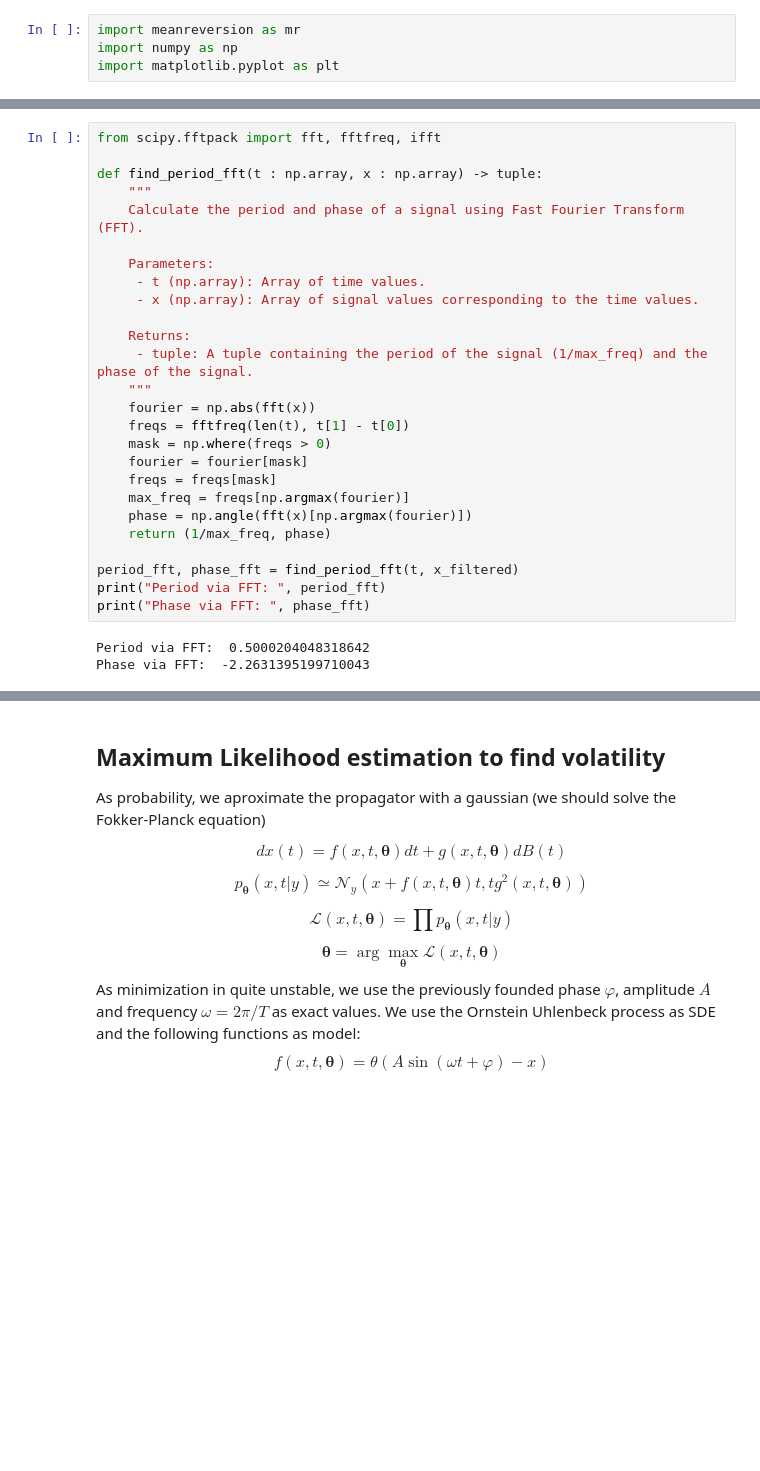
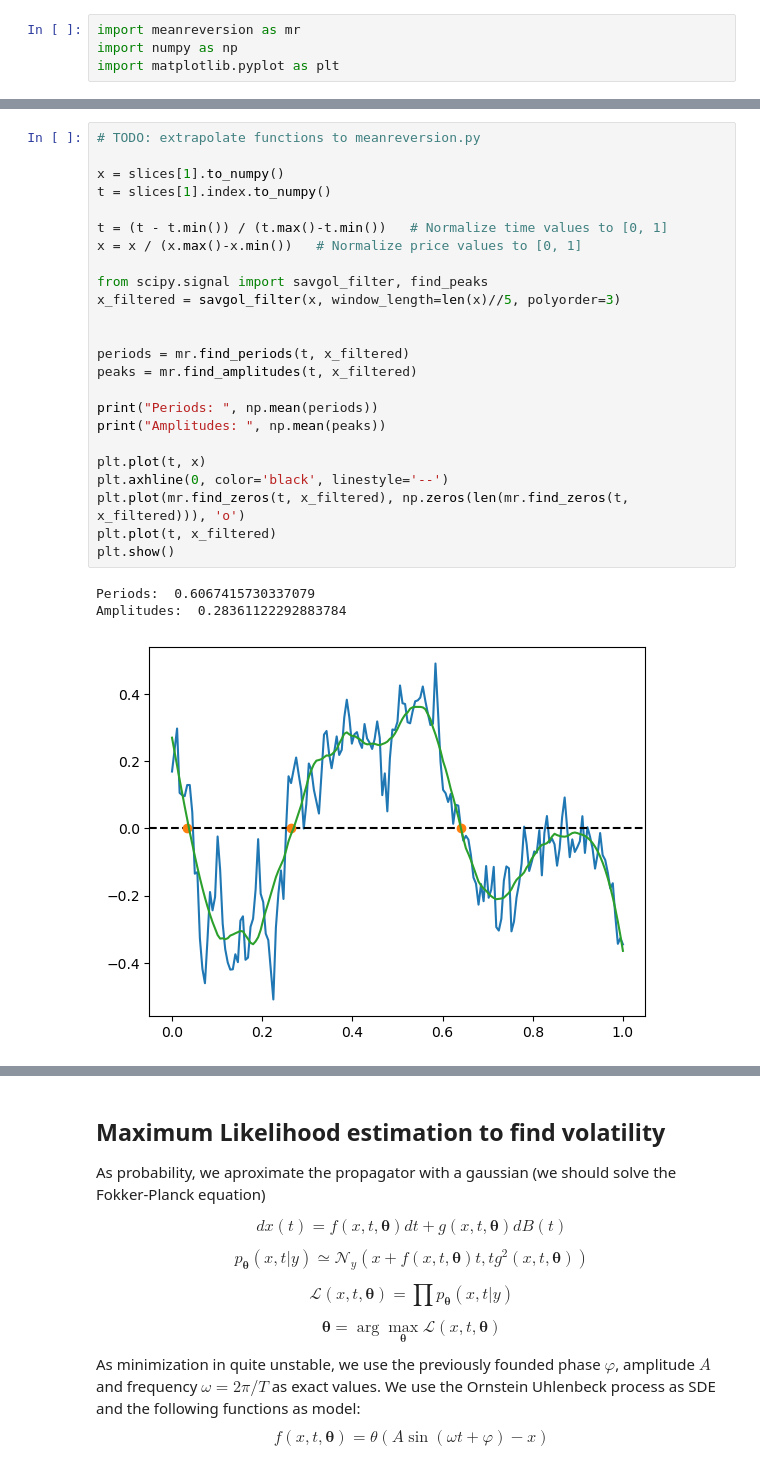
Before and after one commit to lorenzorizzi17/MeanReversionMetric, a Jupyter notebook: param_estimation.ipynb, the cells around one changed output, grey strips where cells are left out. Cells and saved outputs as stored; diff of their text form; blank space fills up the shorter version.

```diff
--- a/param_estimation.ipynb
+++ b/param_estimation.ipynb
@@ -105,29 +22,28 @@ Amplitudes:  0.12209657519995926
-# %%
-from scipy.fftpack import fft, fftfreq, ifft
-
-def find_period_fft(t : np.array, x : np.array) -> tuple:
-    """
-    Calculate the period and phase of a signal using Fast Fourier Transform (FFT).
-
-    Parameters:
-     - t (np.array): Array of time values.
-     - x (np.array): Array of signal values corresponding to the time values.
-
-    Returns:
-     - tuple: A tuple containing the period of the signal (1/max_freq) and the phase of the signal.
-    """
-    fourier = np.abs(fft(x))
-    freqs = fftfreq(len(t), t[1] - t[0])
-    mask = np.where(freqs > 0)
-    fourier = fourier[mask]
-    freqs = freqs[mask]
-    max_freq = freqs[np.argmax(fourier)]
-    phase = np.angle(fft(x)[np.argmax(fourier)])
-    return (1/max_freq, phase)
-
-period_fft, phase_fft = find_period_fft(t, x_filtered)
-print("Period via FFT: ", period_fft)
-print("Phase via FFT: ", phase_fft)
-# %% [output]
-Period via FFT:  0.5000204048318642
-Phase via FFT:  -2.2631395199710043
+# %%
+# TODO: extrapolate functions to meanreversion.py
+
+x = slices[1].to_numpy()
+t = slices[1].index.to_numpy()
+
+t = (t - t.min()) / (t.max()-t.min())   # Normalize time values to [0, 1]
+x = x / (x.max()-x.min())   # Normalize price values to [0, 1]
+
+from scipy.signal import savgol_filter, find_peaks
+x_filtered = savgol_filter(x, window_length=len(x)//5, polyorder=3)
+
+
+periods = mr.find_periods(t, x_filtered)
+peaks = mr.find_amplitudes(t, x_filtered)
+
+print("Periods: ", np.mean(periods))
+print("Amplitudes: ", np.mean(peaks))
+
+plt.plot(t, x)
+plt.axhline(0, color='black', linestyle='--')
+plt.plot(mr.find_zeros(t, x_filtered), np.zeros(len(mr.find_zeros(t, x_filtered))), 'o')
+plt.plot(t, x_filtered)
+plt.show()
+# %% [output]
+Periods:  0.6067415730337079
+Amplitudes:  0.28361122292883784
+[figure, added]
```
Also changed, not shown: parts of 9 cells of this notebook, 2 other files.
